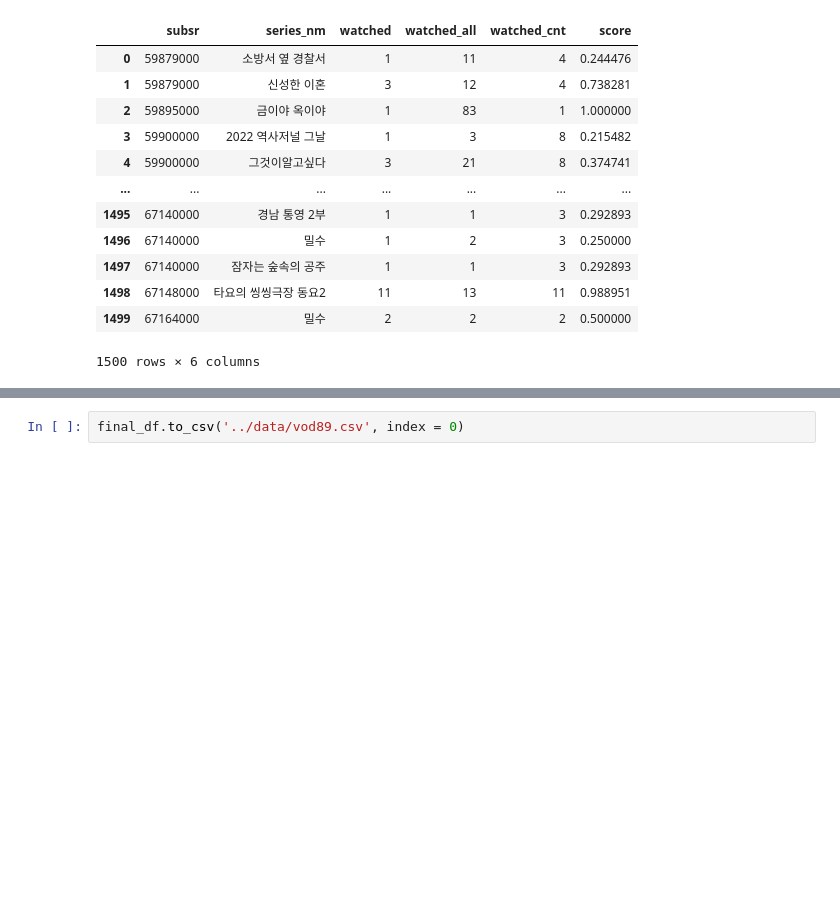
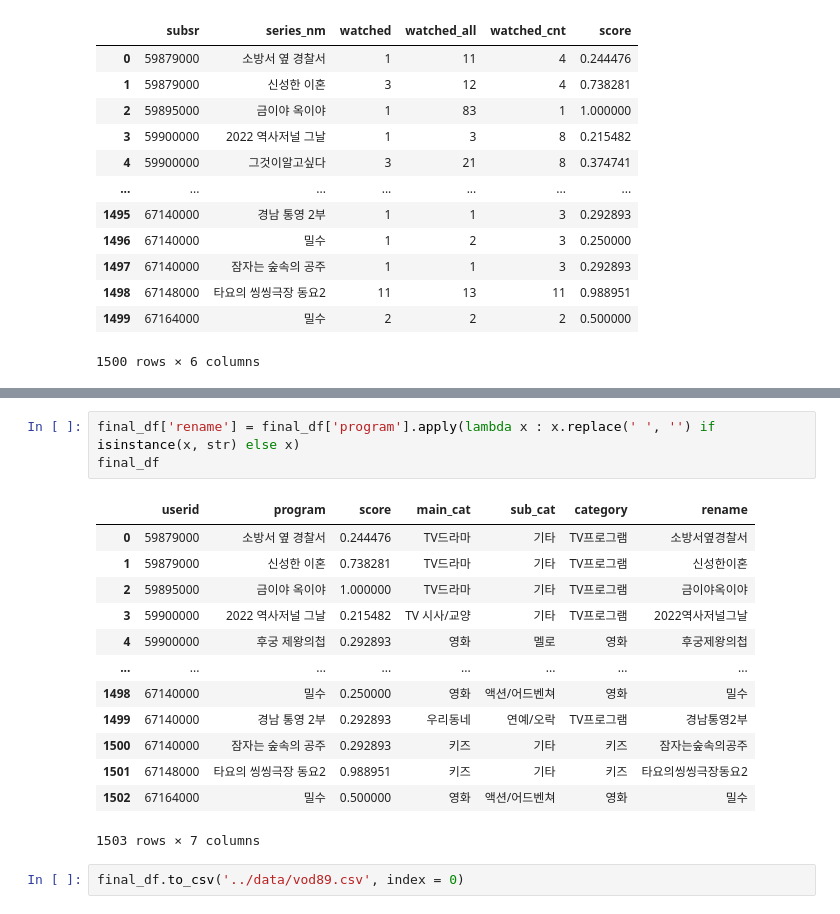
Before and after one commit to LGHV-team1/final-project, a Jupyter notebook: 전처리/vod8,9통합.ipynb, the cells around one changed output, grey strips where cells are left out. Cells and saved outputs as stored; diff of their text form; blank space fills up the shorter version.

```diff
--- a/전처리/vod8,9통합.ipynb
+++ b/전처리/vod8,9통합.ipynb
@@ -339,2 +337,19 @@ final_df
+# %%
+final_df['rename'] = final_df['program'].apply(lambda x : x.replace(' ', '') if isinstance(x, str) else x)
+final_df
+# %% [output]
+|  | userid | program | score | main_cat | sub_cat | category | rename |
+| 0 | 59879000 | 소방서 옆 경찰서 | 0.244476 | TV드라마 | 기타 | TV프로그램 | 소방서옆경찰서 |
+| 1 | 59879000 | 신성한 이혼 | 0.738281 | TV드라마 | 기타 | TV프로그램 | 신성한이혼 |
+| 2 | 59895000 | 금이야 옥이야 | 1.000000 | TV드라마 | 기타 | TV프로그램 | 금이야옥이야 |
+| 3 | 59900000 | 2022 역사저널 그날 | 0.215482 | TV 시사/교양 | 기타 | TV프로그램 | 2022역사저널그날 |
+| 4 | 59900000 | 후궁 제왕의첩 | 0.292893 | 영화 | 멜로 | 영화 | 후궁제왕의첩 |
+| ... | ... | ... | ... | ... | ... | ... | ... |
+| 1498 | 67140000 | 밀수 | 0.250000 | 영화 | 액션/어드벤쳐 | 영화 | 밀수 |
+| 1499 | 67140000 | 경남 통영 2부 | 0.292893 | 우리동네 | 연예/오락 | TV프로그램 | 경남통영2부 |
+| 1500 | 67140000 | 잠자는 숲속의 공주 | 0.292893 | 키즈 | 기타 | 키즈 | 잠자는숲속의공주 |
+| 1501 | 67148000 | 타요의 씽씽극장 동요2 | 0.988951 | 키즈 | 기타 | 키즈 | 타요의씽씽극장동요2 |
+| 1502 | 67164000 | 밀수 | 0.500000 | 영화 | 액션/어드벤쳐 | 영화 | 밀수 |
+1503 rows × 7 columns
 # %%
 final_df.to_csv('../data/vod89.csv', index = 0)
```
Also changed, not shown: parts of 6 cells of this notebook, 1 other file.
